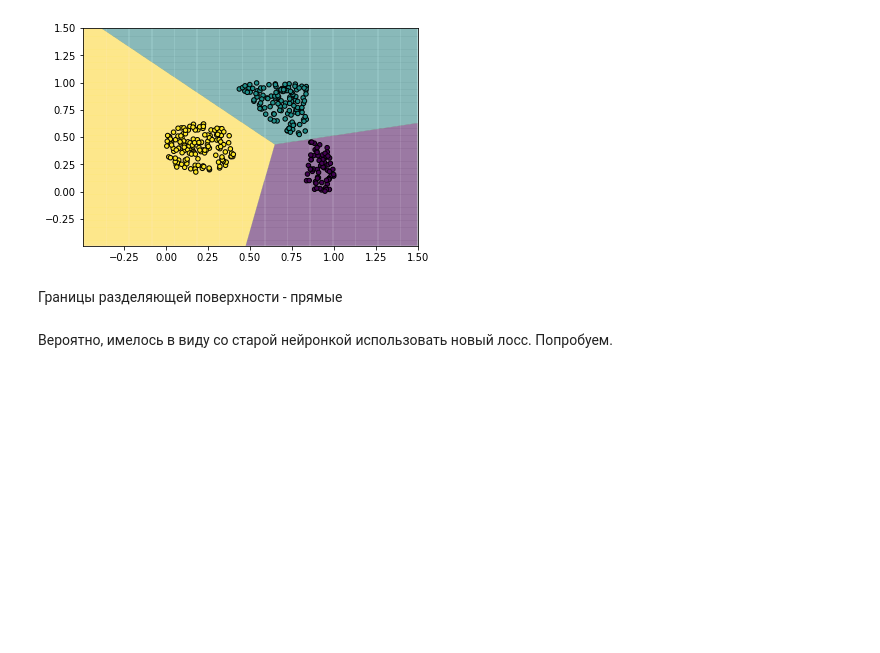
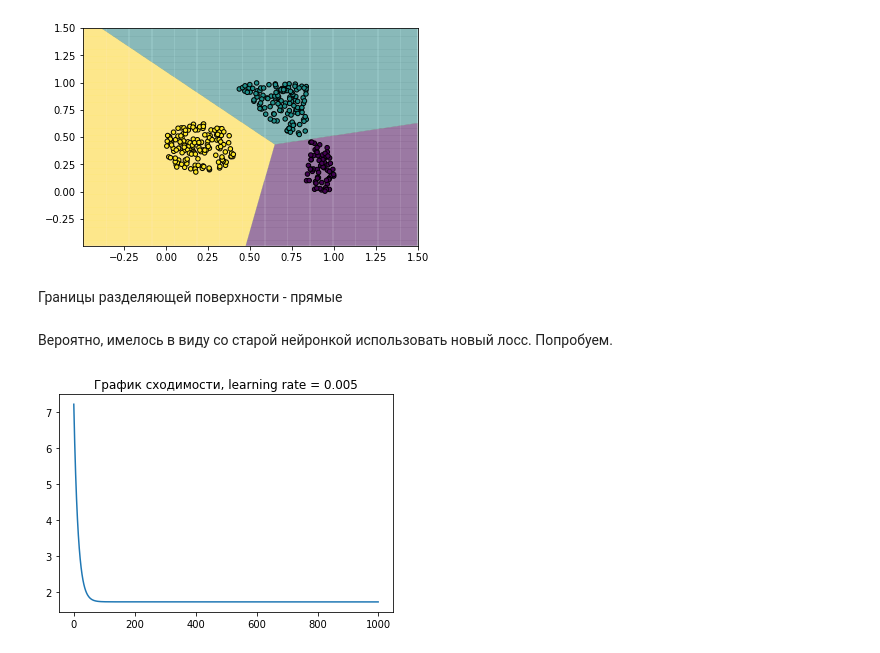
Before and after one commit to NoginaDaria/msu_nn_autumn_2020, a Jupyter notebook: nogina_hw1.ipynb, the cells around one changed output. Cells and saved outputs as stored; diff of their text form; code cells hidden in the pictures; blank space fills up the shorter version.

```diff
--- a/nogina_hw1.ipynb
+++ b/nogina_hw1.ipynb
@@ -425,3 +425,19 @@ class MSELoss:
     def backward(self):
 
         return 2 * (self.X - self.y) / self.y.shape[0]
+# %%
+nn = NeuralNetwork([Linear(2, 10),
+                    Sigmoid(),
+                    Linear(10, 10),
+                    Sigmoid(),
+                    Linear(10, 3)])
+
+loss = MSELoss()
+
+n_epochs = 1000
+# %%
+plt.plot(get_losses(nn, loss, X, y, 0.005, n_epochs))
+plt.title(f'График сходимости, learning rate = {0.005}')
+plt.show()
+# %% [output]
+[figure, added]
```
Also changed, not shown: parts of 4 cells of this notebook.
